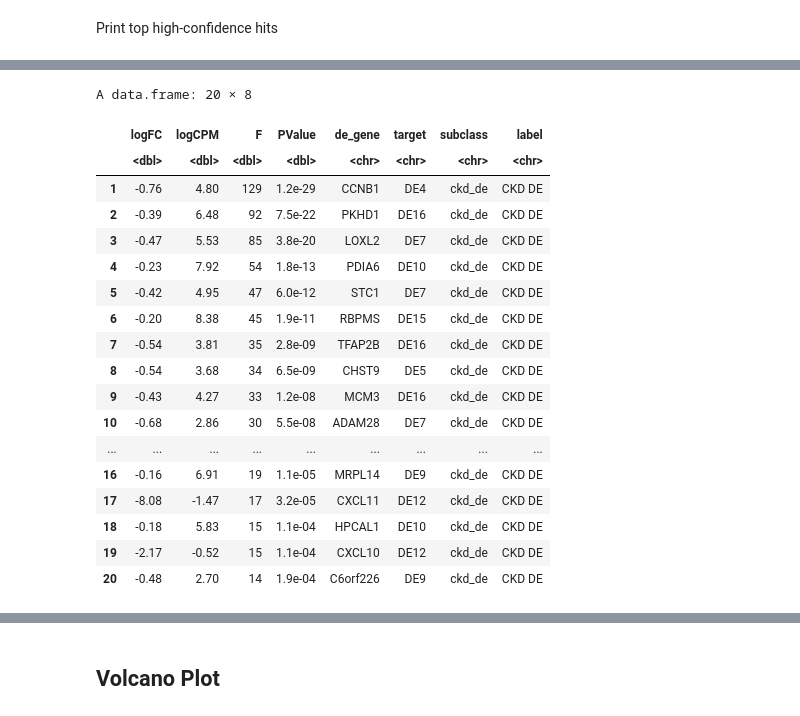
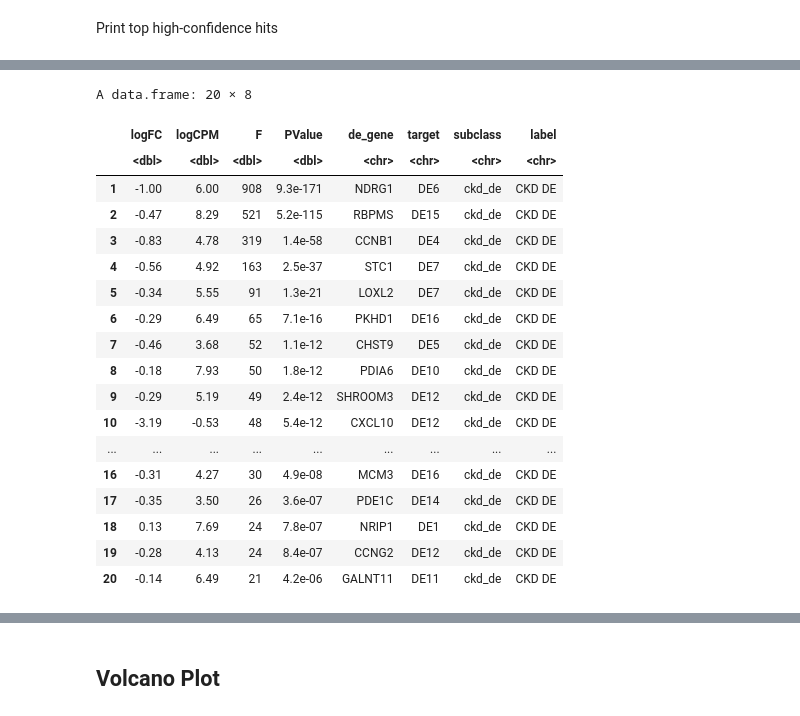
Before and after one commit to ucsf-lgr/ckd-workflow, a Jupyter notebook: secondary/04_DE_by_target_Pseudobulk_Only_Neigbors.ipynb, the cells around one changed output, grey strips where cells are left out. Cells and saved outputs as stored; diff of their text form; code cells hidden in the pictures.

```diff
--- a/secondary/04_DE_by_target_Pseudobulk_Only_Neigbors.ipynb
+++ b/secondary/04_DE_by_target_Pseudobulk_Only_Neigbors.ipynb
@@ -132,7 +132,7 @@ for(i in seq_along(libraries)){
 names(seurat_libs) <- libraries
 # %%
 cat(red("Using 3x threshold"))
-THRESHOLD_MULTIPLIER = 3
+THRESHOLD_MULTIPLIER = 1
 
 perturbed_cells_by_guide = list()
 
@@ -274,5 +276,5 @@ rs10224210 7 150716108 152716108
 # %%
-#list.save(neighbors_list, "/home/vsevim/prj/1012-ckd/S1/scripts/library_csv/neighbors_list.rds")
+neighbors_list = list.load("/home/vsevim/prj/1012-ckd/S1/scripts/library_csv/neighbors_list.rds")
 # %% [markdown]
 ### Q
 # %% [markdown]
@@ -444,12 +441,14 @@ The following object is masked from 'package:BiocGenerics':
 df_targets = unique(filter(df_guide, subclass=='ckd_de')[,c('alias','gene','subclass', 'label')])
 df_targets = unique(filter(df_guide, class=='targeting')[,c('alias','gene','subclass', 'label')])
 df_neighbor_de = NULL
+df_cell_counts = NULL
 test_use = "LR" #"MAST"  #"wilcox" "LR"
 guides_to_skip = c()  #c("DE6", "DE15")
 logfc_threshold = 0.01
 
 
 for(i in 1:nrow(df_targets)) {
+    is_de = FALSE
     target          = df_targets[i,'alias']
     target_subclass = df_targets[i, 'subclass']
     label           = df_targets[i, 'label']
@@ -459,6 +458,7 @@ for(i in 1:nrow(df_targets)) {
         ckd_de =
         neighbors = neighbors_list[[target]]
     } else {
+        is_de = TRUE
         neighbors = neighbors_list[[snp_id_or_gene_name]]
     }
 
@@ -468,25 +468,31 @@ for(i in 1:nrow(df_targets)) {
     }
     guides_4_target = get_guides_by_subclass(df_guide, 'alias', target)
     cat(blue(target, target,":"), paste(guides_4_target, collapse=","),"\n")
-    seurat_dummy <- mark_guide_pos_neg(seurat_rna, perturbed_cells_by_guide, guides_4_target, print_counts = T)
+    seurat_dummy <- mark_target_pos_neg(seurat_rna, perturbed_cells_by_guide, guides_4_target, print_counts = T)
     seurat_dummy$perturbation_status = Idents(seurat_dummy)
     #seurat_dummy$psbulk_replicate_id = paste0(seurat_dummy$donor, "_", seurat_dummy$perturbation_status)
     #Idents(seurat_dummy) = seurat_dummy$psbulk_replicate_id
     seurat_dummy$donor = paste0("donor", seurat_dummy$donor)
-    print(table(filter(seurat_dummy@meta.data, perturbation_status == 'guide_positive')$donor) )
+    print(table(filter(seurat_dummy@meta.data, perturbation_status == 'target_positive')$donor) )
 
-    counts <- AggregateExpression(
-        seurat_dummy,
-        assays = 'RNA',
-        slot = "counts",
-        return.seurat = FALSE
-    )
+
     # Use each donor as a replicate
     cluster_list = as.character(seurat_dummy$perturbation_status)
-    cluster_list[cluster_list == "guide_negative"] = 1
-    cluster_list[cluster_list == "guide_positive"] = 0
+    cluster_list[cluster_list == "target_negative"] = 1
+    cluster_list[cluster_list == "target_positive"] = 0
     seurat_dummy$cluster = as.factor(cluster_list)
     y = Seurat2PB(seurat_dummy, sample = "donor", cluster = 'cluster')
+
+    # Add target+/- counts to df_cell_counts
+    if(!is_de) {
+        df_dummy = as.data.frame(y$counts[target,])
+        colnames(df_dummy) = "count"
+        df_dummy$target <- target
+        df_dummy$label = rownames(df_dummy)
+        df_samples = y$samples
+        df_dummy = merge(df_dummy, df_samples, by = 0)
+        df_cell_counts = rbind(df_cell_counts, df_dummy)
+    }
 
     # Filter out small samples, lowly expressed genes.
     keep.samples <- y$samples$lib.size > 5e4
@@ -525,5 +531,6 @@ for(i in 1:nrow(df_targets)) {
     markers$label = label
     rownames(markers) <- NULL
     df_neighbor_de = rbind(df_neighbor_de, markers)
-    print(markers)
+    print(head(markers))
+    cat("-------------------------------------------------------\n\n")
 }
@@ -572,23 +616,23 @@ A data.frame: 20 × 8
 # %%
-df_neighbor_de %>% filter((subclass == 'ckd_de')) %>% arrange(PValue) %>% head(20)
+df_neighbor_de %>% filter((subclass == 'ckd_de')) %>% filter(PValue < 1e-5) %>% arrange(PValue) %>% head(30)
 # %% [output]
 A data.frame: 20 × 8
 |  | logFC | logCPM | F | PValue | de_gene | target | subclass | label |
 |  | <dbl> | <dbl> | <dbl> | <dbl> | <chr> | <chr> | <chr> | <chr> |
-| 1 | -0.76 | 4.80 | 129 | 1.2e-29 | CCNB1 | DE4 | ckd_de | CKD DE |
-| 2 | -0.39 | 6.48 | 92 | 7.5e-22 | PKHD1 | DE16 | ckd_de | CKD DE |
-| 3 | -0.47 | 5.53 | 85 | 3.8e-20 | LOXL2 | DE7 | ckd_de | CKD DE |
-| 4 | -0.23 | 7.92 | 54 | 1.8e-13 | PDIA6 | DE10 | ckd_de | CKD DE |
-| 5 | -0.42 | 4.95 | 47 | 6.0e-12 | STC1 | DE7 | ckd_de | CKD DE |
-| 6 | -0.20 | 8.38 | 45 | 1.9e-11 | RBPMS | DE15 | ckd_de | CKD DE |
-| 7 | -0.54 | 3.81 | 35 | 2.8e-09 | TFAP2B | DE16 | ckd_de | CKD DE |
-| 8 | -0.54 | 3.68 | 34 | 6.5e-09 | CHST9 | DE5 | ckd_de | CKD DE |
-| 9 | -0.43 | 4.27 | 33 | 1.2e-08 | MCM3 | DE16 | ckd_de | CKD DE |
-| 10 | -0.68 | 2.86 | 30 | 5.5e-08 | ADAM28 | DE7 | ckd_de | CKD DE |
+| 1 | -1.00 | 6.00 | 908 | 9.3e-171 | NDRG1 | DE6 | ckd_de | CKD DE |
+| 2 | -0.47 | 8.29 | 521 | 5.2e-115 | RBPMS | DE15 | ckd_de | CKD DE |
+| 3 | -0.83 | 4.78 | 319 | 1.4e-58 | CCNB1 | DE4 | ckd_de | CKD DE |
+| 4 | -0.56 | 4.92 | 163 | 2.5e-37 | STC1 | DE7 | ckd_de | CKD DE |
+| 5 | -0.34 | 5.55 | 91 | 1.3e-21 | LOXL2 | DE7 | ckd_de | CKD DE |
+| 6 | -0.29 | 6.49 | 65 | 7.1e-16 | PKHD1 | DE16 | ckd_de | CKD DE |
+| 7 | -0.46 | 3.68 | 52 | 1.1e-12 | CHST9 | DE5 | ckd_de | CKD DE |
+| 8 | -0.18 | 7.93 | 50 | 1.8e-12 | PDIA6 | DE10 | ckd_de | CKD DE |
+| 9 | -0.29 | 5.19 | 49 | 2.4e-12 | SHROOM3 | DE12 | ckd_de | CKD DE |
+| 10 | -3.19 | -0.53 | 48 | 5.4e-12 | CXCL10 | DE12 | ckd_de | CKD DE |
 | ... | ... | ... | ... | ... | ... | ... | ... | ... |
-| 16 | -0.16 | 6.91 | 19 | 1.1e-05 | MRPL14 | DE9 | ckd_de | CKD DE |
-| 17 | -8.08 | -1.47 | 17 | 3.2e-05 | CXCL11 | DE12 | ckd_de | CKD DE |
-| 18 | -0.18 | 5.83 | 15 | 1.1e-04 | HPCAL1 | DE10 | ckd_de | CKD DE |
-| 19 | -2.17 | -0.52 | 15 | 1.1e-04 | CXCL10 | DE12 | ckd_de | CKD DE |
-| 20 | -0.48 | 2.70 | 14 | 1.9e-04 | C6orf226 | DE9 | ckd_de | CKD DE |
+| 16 | -0.31 | 4.27 | 30 | 4.9e-08 | MCM3 | DE16 | ckd_de | CKD DE |
+| 17 | -0.35 | 3.50 | 26 | 3.6e-07 | PDE1C | DE14 | ckd_de | CKD DE |
+| 18 | 0.13 | 7.69 | 24 | 7.8e-07 | NRIP1 | DE1 | ckd_de | CKD DE |
+| 19 | -0.28 | 4.13 | 24 | 8.4e-07 | CCNG2 | DE12 | ckd_de | CKD DE |
+| 20 | -0.14 | 6.49 | 21 | 4.2e-06 | GALNT11 | DE11 | ckd_de | CKD DE |
 # %%
```
Also changed, not shown: parts of 60 cells of this notebook, 3 other files.
